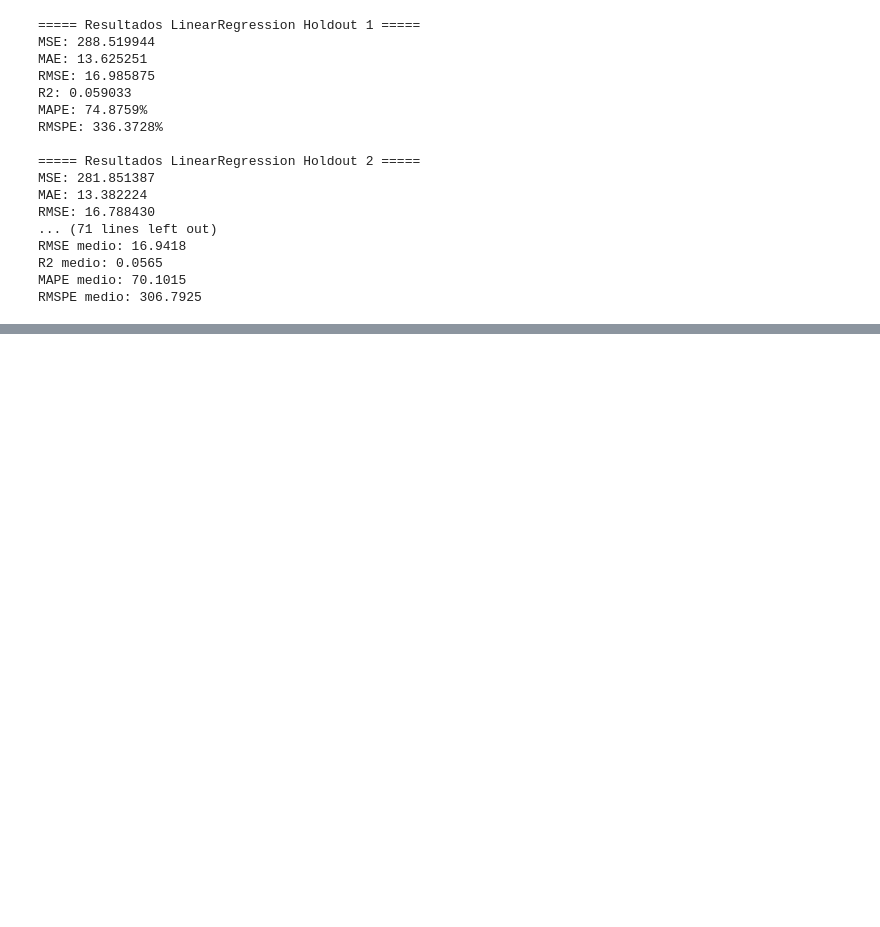
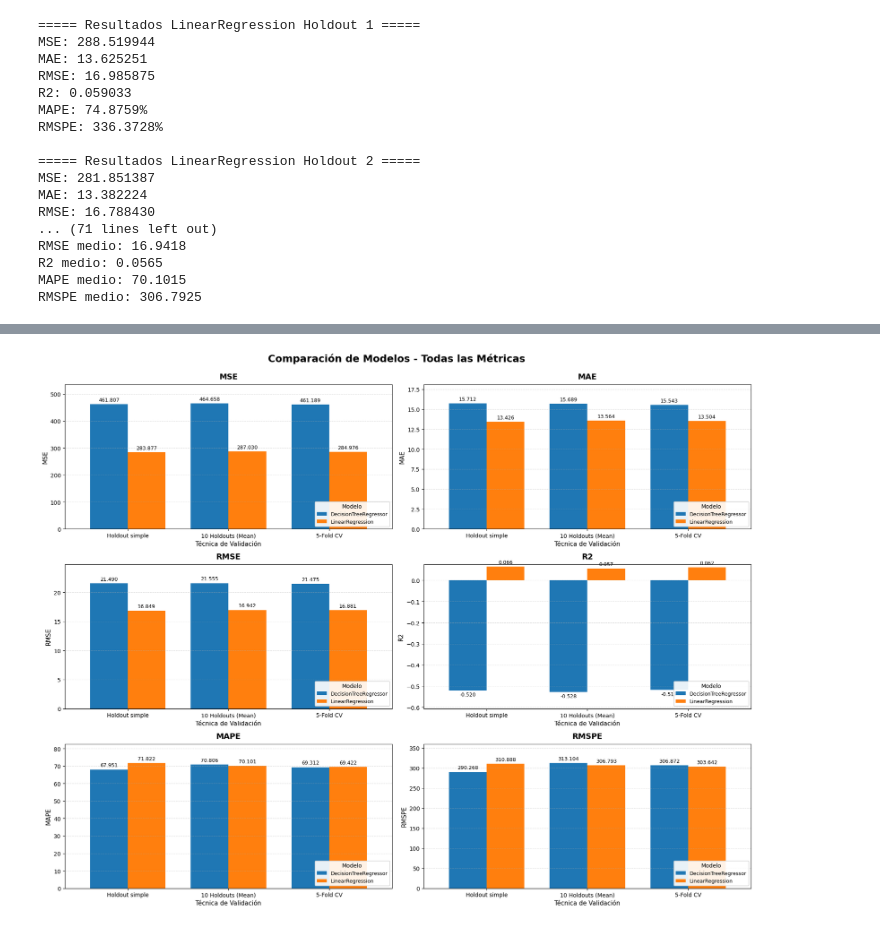
Before and after one commit to davidmoreda/Practica3-ML, a Jupyter notebook: regresion.ipynb, the cells around one changed output, grey strips where cells are left out. Cells and saved outputs as stored; diff of their text form; code cells hidden in the pictures; blank space fills up the shorter version.

```diff
--- a/regresion.ipynb
+++ b/regresion.ipynb
@@ -141,11 +141,11 @@ RMSPE: 310.8880%
 # %% [markdown]
 ### Decision Tree Regressor
 # %%
-lr = DecisionTreeRegressor(min_samples_leaf=1, ccp_alpha=0.0, random_state=42)
-lr.fit(X_train, y_train)
-y_pred_lr = lr.predict(X_test)
-metrics_lr = Metrics(y_test, y_pred_lr, 'DecisionTreeRegressor Holdout simple')
-metrics_lr.all_metrics()
+dtr = DecisionTreeRegressor(min_samples_leaf=1, ccp_alpha=0.0, random_state=42)
+dtr.fit(X_train, y_train)
+y_pred_dtr = dtr.predict(X_test)
+metrics_dtr = Metrics(y_test, y_pred_dtr, 'DecisionTreeRegressor Holdout simple')
+metrics_dtr.all_metrics()
 # %% [output]
 ===== Resultados DecisionTreeRegressor Holdout simple =====
 MSE: 461.807377
@@ -279,0 +404,71 @@ RMSPE medio: 306.7925
+# %%
+# 1. Filtrar resultados (excluir ejecuciones individuales de Holdout)
+filtered_results = {
+    key: metrics for key, metrics in Metrics.results.items()
+    if not any(f"Holdout {i}" in key for i in range(1, 11))
+}
+
+# 2. Procesar datos
+parsed_data = []
+for key, metrics in filtered_results.items():
+    if 'Holdout simple' in key:
+        validation, model = 'Holdout simple', key.replace(' Holdout simple', '')
+    elif '_10_Holdouts_MEAN' in key:
+        validation, model = '10 Holdouts (Mean)', key.replace('_10_Holdouts_MEAN', '')
+    elif '5-Fold CV' in key:
+        validation = '5-Fold CV'
+        model = key.replace(' 5-Fold CV', '')
+    else:
+        continue
+
+    parsed_data.append({
+        'Model': model,
+        'Validation': validation,
+        **{m: metrics.get(m, np.nan) for m in ['MSE', 'MAE', 'RMSE', 'R2', 'MAPE', 'RMSPE']}
+    })
+
+df_results = pd.DataFrame(parsed_data)
+
+# 3. Configuración de visualización
+metrics = ['MSE', 'MAE', 'RMSE', 'R2', 'MAPE', 'RMSPE']
+validation_order = ['Holdout simple', '10 Holdouts (Mean)', '5-Fold CV']
+model_order = sorted(df_results['Model'].unique(), key=lambda x: ('KNN' in x, x))
+
+# 4. Crear subplots
+fig, axes = plt.subplots(3, 2, figsize=(18, 14))
+axes = axes.flatten()
+
+for idx, metric in enumerate(metrics):
+    ax = axes[idx]
+
+    # Pivotar datos
+    df_pivot = df_results.pivot(index='Validation', columns='Model', values=metric)
+    df_pivot = df_pivot.reindex(validation_order)[model_order]
+
+    # Graficar barras
+    df_pivot.plot(kind='bar', ax=ax, width=0.75, rot=0)
+
+    # Añadir valores sobre las barras
+    for container in ax.containers:
+        ax.bar_label(container, fmt='%.3f', padding=3, fontsize=9)
+
+    # Configuración
+    ax.set_title(f'{metric}', fontsize=14, fontweight='bold', pad=10)
+    ax.set_ylabel(metric, fontsize=11)
+    ax.set_xlabel('Técnica de Validación', fontsize=11)
+    ax.legend(title='Modelo', loc='lower right', fontsize=9, framealpha=0.9)
+    ax.grid(axis='y', linestyle='--', alpha=0.4)
+
+    # Ajustar límites Y
+    min_val = df_pivot.min().min()
+    max_val = df_pivot.max().max()
+    ax.set_ylim([min(0, min_val * 1.15), max_val * 1.15])
+
+
+
+plt.suptitle('Comparación de Modelos - Todas las Métricas',
+             fontsize=18, fontweight='bold', y=0.995)
+plt.tight_layout()
+plt.show()
+# %% [output]
+[figure, added]
```
Also changed, not shown: parts of 6 cells of this notebook, 1 other file.
